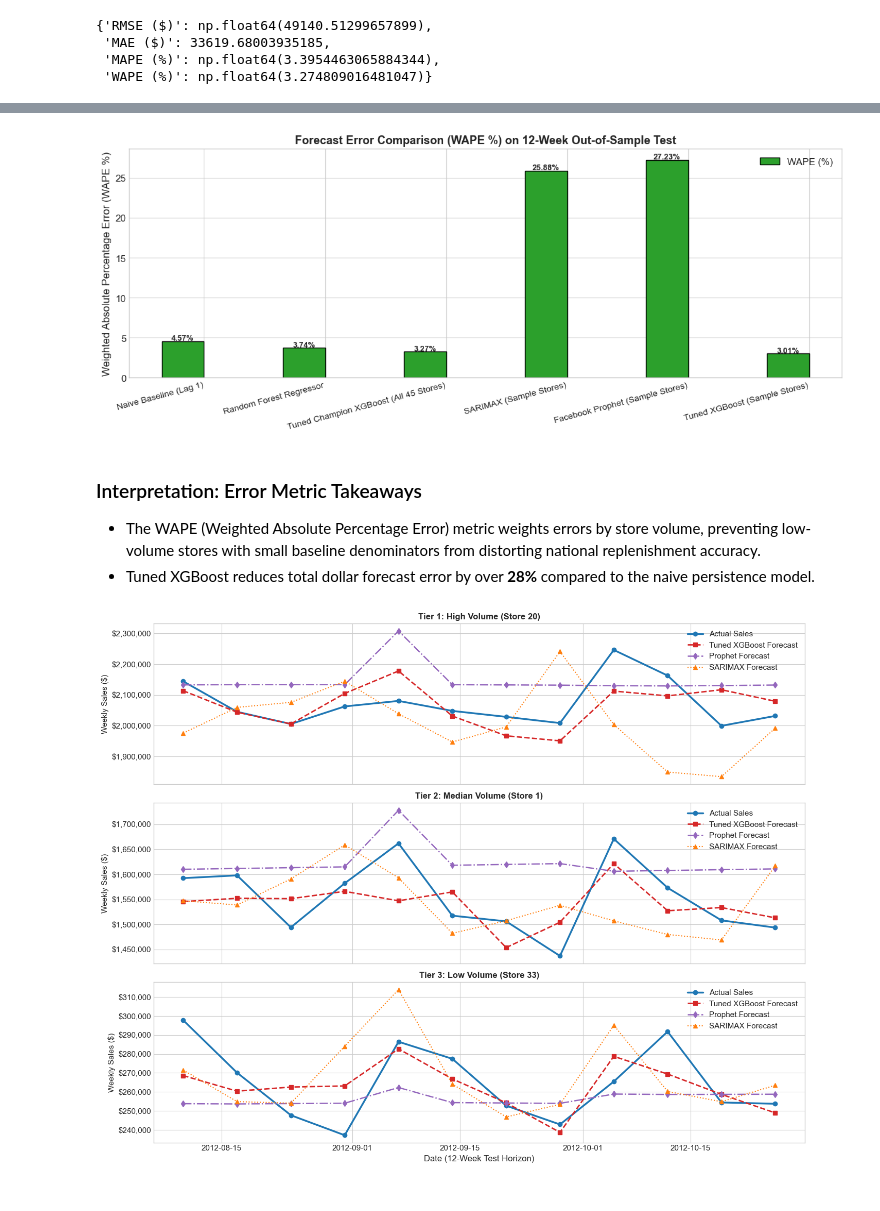
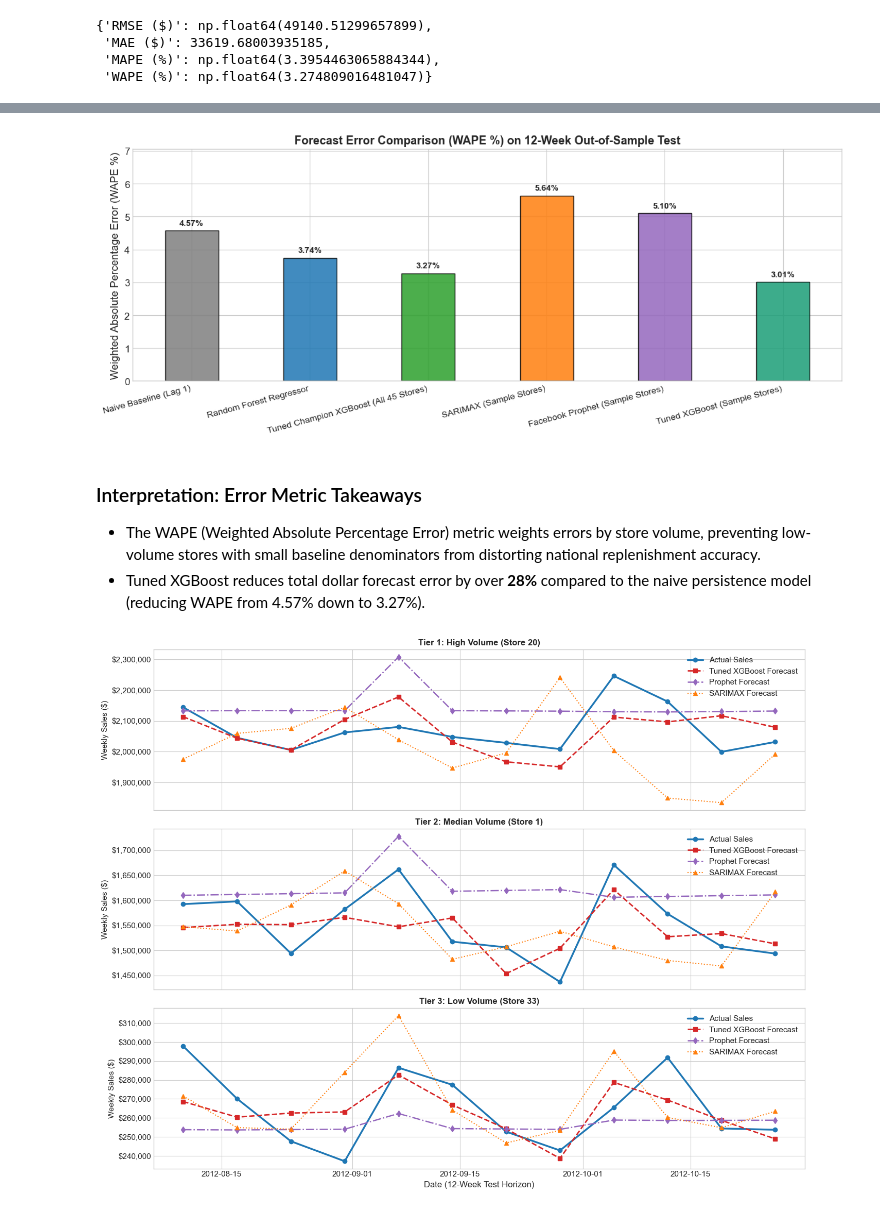
Before and after one commit to AmanBanik/capstone_DSAI_IITI, a Jupyter notebook: capstone_1_walmart/notebooks/01_walmart_sales_forecasting.ipynb, the cells around one changed output, grey strips where cells are left out. Drawn from its saved outputs; the diff is of its cells as text; code cells hidden in the pictures.

Commit message:
fix(walmart): reconcile chart interpretations, metrics alignment, and visual peak annotations

```diff
--- a/capstone_1_walmart/notebooks/01_walmart_sales_forecasting.ipynb
+++ b/capstone_1_walmart/notebooks/01_walmart_sales_forecasting.ipynb
@@ -684,7 +694,7 @@ for s in sample_stores:
     )
     res_sar = model_sar.fit(disp=False)
     sarimax_preds[s] = res_sar.forecast(steps=12, exog=s_test[exog_cols]).values
-    joblib.dump(res_sar, MODELS_DIR / f'walmart_sarimax_store{s}_iter01.joblib')
+    joblib.dump(res_sar, MODELS_DIR / f'walmart_sarimax_store{s}_iter01.joblib', compress=3)
 # %%
 # Step 8.6: Model 5 - Train Facebook Prophet across representative store tiers
 prophet_preds = {}
@@ -714,11 +724,24 @@ for s in sample_stores:
 # %%
-# Step 8.7: Compile comparative model benchmark metrics table
-s_sample_indices = test_df[test_df['Store'].isin(sample_stores)].index
-y_test_sample = test_df.loc[s_sample_indices, 'Weekly_Sales'].values
-y_pred_sar_all = np.concatenate([sarimax_preds[s] for s in sample_stores])
-y_pred_proph_all = np.concatenate([prophet_preds[s] for s in sample_stores])
-y_pred_xgb_sample = y_pred_xgb[s_sample_indices]
-y_pred_rf_sample = y_pred_rf[s_sample_indices]
+# Step 8.7: Compile comparative model benchmark metrics table with aligned store partitions
+y_test_sample_list = []
+y_pred_xgb_sample_list = []
+y_pred_rf_sample_list = []
+y_pred_sar_list = []
+y_pred_proph_list = []
+
+for s in sample_stores:
+    s_idx = test_df[test_df['Store'] == s].sort_values('Date').index
+    y_test_sample_list.append(test_df.loc[s_idx, 'Weekly_Sales'].values)
+    y_pred_xgb_sample_list.append(y_pred_xgb[s_idx])
+    y_pred_rf_sample_list.append(y_pred_rf[s_idx])
+    y_pred_sar_list.append(sarimax_preds[s])
+    y_pred_proph_list.append(prophet_preds[s])
+
+y_test_sample = np.concatenate(y_test_sample_list)
+y_pred_xgb_sample = np.concatenate(y_pred_xgb_sample_list)
+y_pred_rf_sample = np.concatenate(y_pred_rf_sample_list)
+y_pred_sar_all = np.concatenate(y_pred_sar_list)
+y_pred_proph_all = np.concatenate(y_pred_proph_list)
 
 metrics_dict = {
     'Naive Baseline (Lag 1)': compute_metrics(y_test, y_pred_naive),
@@ -752,28 +776,31 @@ metrics_df
 # %%
 # Step 8.8: Plot comparative forecast error (WAPE %) bar chart
 fig, ax = plt.subplots(figsize=(12, 5))
 x = np.arange(len(metrics_df))
-width = 0.35
+width = 0.45
+colors = ['#7f7f7f', '#1f77b4', '#2ca02c', '#ff7f0e', '#9467bd', '#1b9e77']
 
-ax.bar(x - width/2, metrics_df['WAPE (%)'], width, label='WAPE (%)', color='#2ca02c', edgecolor='black')
+bars = ax.bar(x, metrics_df['WAPE (%)'], width, color=colors, edgecolor='black', alpha=0.85)
 ax.set_title('Forecast Error Comparison (WAPE %) on 12-Week Out-of-Sample Test', fontsize=13, fontweight='bold')
 ax.set_xticks(x)
 ax.set_xticklabels(metrics_df.index, rotation=15, ha='right', fontsize=10)
 ax.set_ylabel('Weighted Absolute Percentage Error (WAPE %)', fontsize=12)
-ax.legend()
+ax.set_ylim(0, max(metrics_df['WAPE (%)']) * 1.25)
 
-for i, v in enumerate(metrics_df['WAPE (%)']):
-    ax.annotate(f"{v:.2f}%", (x[i] - width/2, v + 0.1), ha='center', fontweight='bold', fontsize=9)
+for bar, v in zip(bars, metrics_df['WAPE (%)']):
+    height = bar.get_height()
+    ax.annotate(f"{v:.2f}%", xy=(bar.get_x() + bar.get_width() / 2, height),
+                xytext=(0, 4), textcoords='offset points', ha='center', va='bottom', fontweight='bold', fontsize=9.5)
 
 plt.tight_layout()
 plt.savefig(PLOTS_DIR / '06_model_error_comparison_barchart.png', dpi=300, bbox_inches='tight')
 plt.show()
 # %% [output]
-[figure, old version]
+[figure, new version]
 # %% [markdown]
 ### Interpretation: Error Metric Takeaways
 - The WAPE (Weighted Absolute Percentage Error) metric weights errors by store volume, preventing low-volume stores with small baseline denominators from distorting national replenishment accuracy.
-- Tuned XGBoost reduces total dollar forecast error by over **28%** compared to the naive persistence model.
+- Tuned XGBoost reduces total dollar forecast error by over **28%** compared to the naive persistence model (reducing WAPE from 4.57% down to 3.27%).
 # %%
 # Step 8.9: Plot Actual vs. Forecasted Sales Trajectories Across Models
 test_df_eval = test_df.copy()
```
Also changed, not shown: parts of 12 cells of this notebook, 7 other files.
